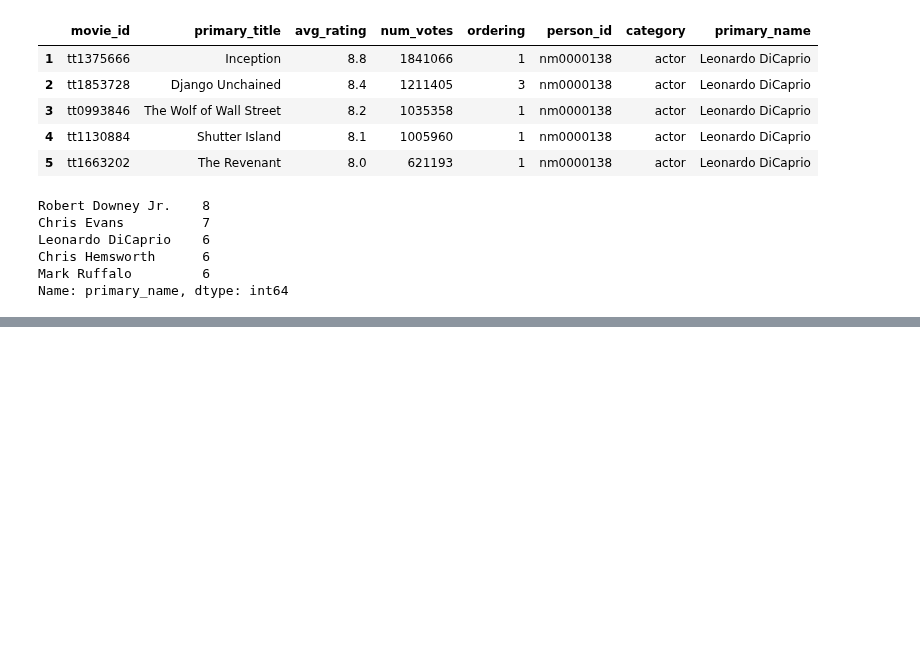
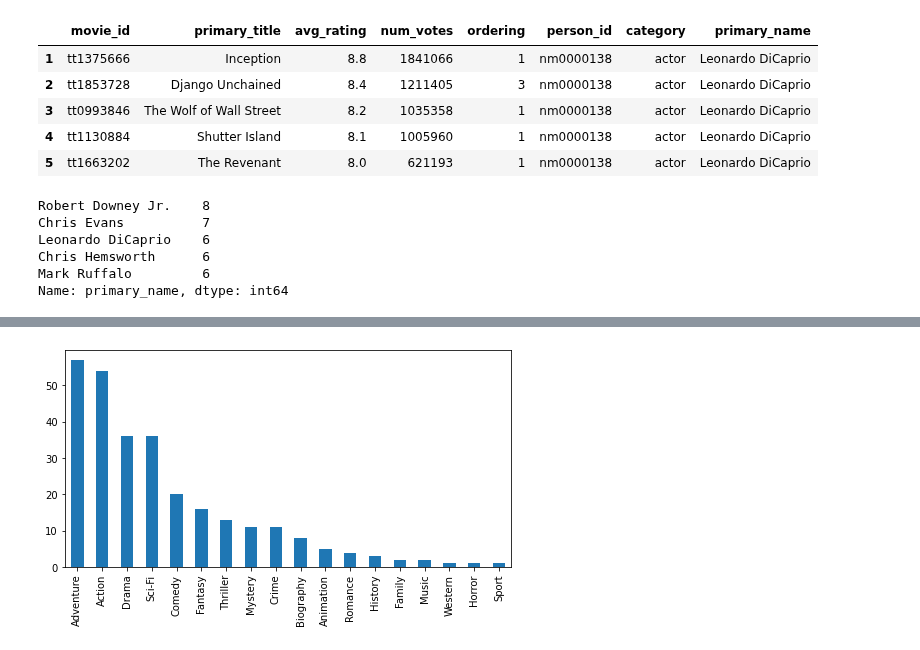
Before and after one commit to reboyce/Gilbert-Team-Repo, a Jupyter notebook: Notebooks/Chris Notebook.ipynb, the cells around one changed output, grey strips where cells are left out. Cells and saved outputs as stored; diff of their text form; code cells hidden in the pictures; blank space fills up the shorter version.

Commit message:
genres graph added to chris's jupyter notebook

```diff
--- a/Notebooks/Chris Notebook.ipynb
+++ b/Notebooks/Chris Notebook.ipynb
@@ -207,0 +185,12 @@ top_100_movies
+# %%
+string_split = top_100_movies
+# %%
+# splitting genre values into new columns
+genre_split = string_split["genres"].str.split(",", n = 3, expand = True)
+# concatination genre columns into 1 series
+top_100_movies_genres = pd.concat([genre_split[0], genre_split[1], genre_split[2]])
+# drop na from genre series
+top_100_movies_genres = top_100_movies_genres.dropna()
+# counting genre counts in top 100 movie list
+top_genre_counts = top_100_movies_genres.value_counts()
+top_genre_counts
@@ -207,0 +217,5 @@ top_100_movies
+# %%
+# bar plot of top genre counts from top 100 movies
+top_genre_counts.plot(kind='bar', figsize=(8, 4));
+# %% [output]
+[figure, added]
```
Also changed, not shown: parts of 7 cells of this notebook.
